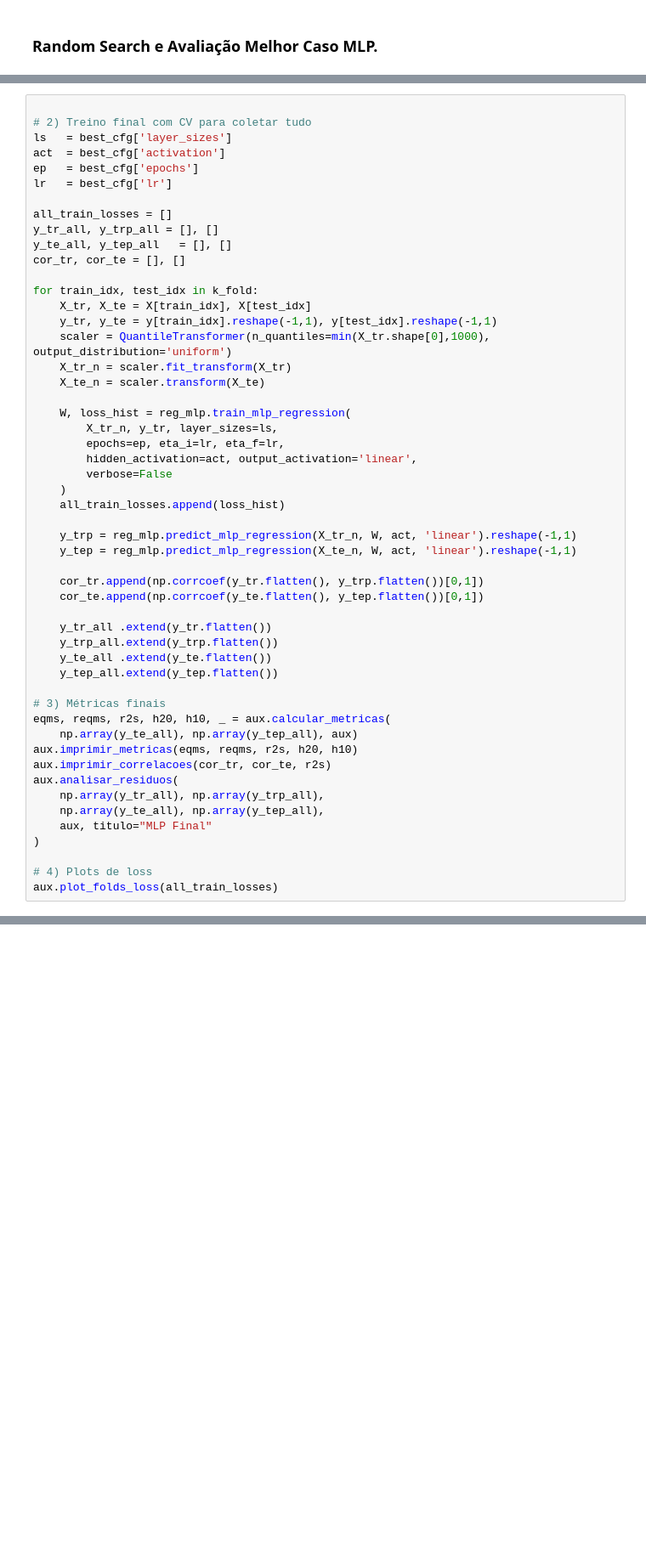
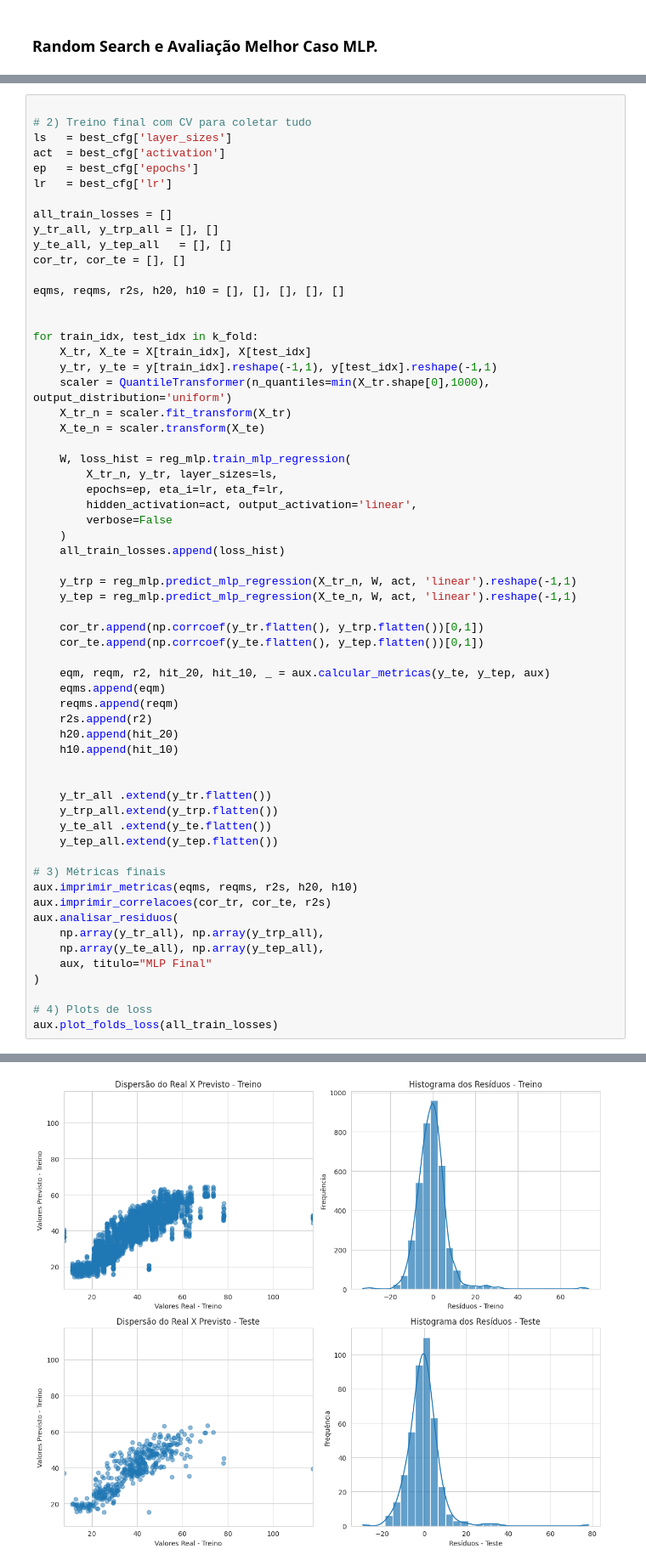
Before and after one commit to LucasJLBraz/Trabalhos_IC_Aplicada, a Jupyter notebook: notebooks/TC1/2.03-ljlb-regressao-MLP_H1.ipynb, the cells around one changed output, grey strips where cells are left out. Shown at 85% size. Cells and saved outputs as stored; diff of their text form; blank space fills up the shorter version.

```diff
--- a/notebooks/TC1/2.03-ljlb-regressao-MLP_H1.ipynb
+++ b/notebooks/TC1/2.03-ljlb-regressao-MLP_H1.ipynb
@@ -180,6 +183,9 @@ all_train_losses = []
 y_tr_all, y_trp_all = [], []
 y_te_all, y_tep_all   = [], []
 cor_tr, cor_te = [], []
+
+eqms, reqms, r2s, h20, h10 = [], [], [], [], []
+
 
 for train_idx, test_idx in k_fold:
     X_tr, X_te = X[train_idx], X[test_idx]
@@ -202,14 +208,20 @@ for train_idx, test_idx in k_fold:
     cor_tr.append(np.corrcoef(y_tr.flatten(), y_trp.flatten())[0,1])
     cor_te.append(np.corrcoef(y_te.flatten(), y_tep.flatten())[0,1])
 
+    eqm, reqm, r2, hit_20, hit_10, _ = aux.calcular_metricas(y_te, y_tep, aux)
+    eqms.append(eqm)
+    reqms.append(reqm)
+    r2s.append(r2)
+    h20.append(hit_20)
+    h10.append(hit_10)
+
+
     y_tr_all .extend(y_tr.flatten())
     y_trp_all.extend(y_trp.flatten())
     y_te_all .extend(y_te.flatten())
     y_tep_all.extend(y_tep.flatten())
 
 # 3) Métricas finais
-eqms, reqms, r2s, h20, h10, _ = aux.calcular_metricas(
-    np.array(y_te_all), np.array(y_tep_all), aux)
 aux.imprimir_metricas(eqms, reqms, r2s, h20, h10)
 aux.imprimir_correlacoes(cor_tr, cor_te, r2s)
 aux.analisar_residuos(
@@ -226,0 +250 @@ KeyboardInterrupt:
+[figure, added]
```
Also changed, not shown: parts of 4 cells of this notebook, 2 other files.
